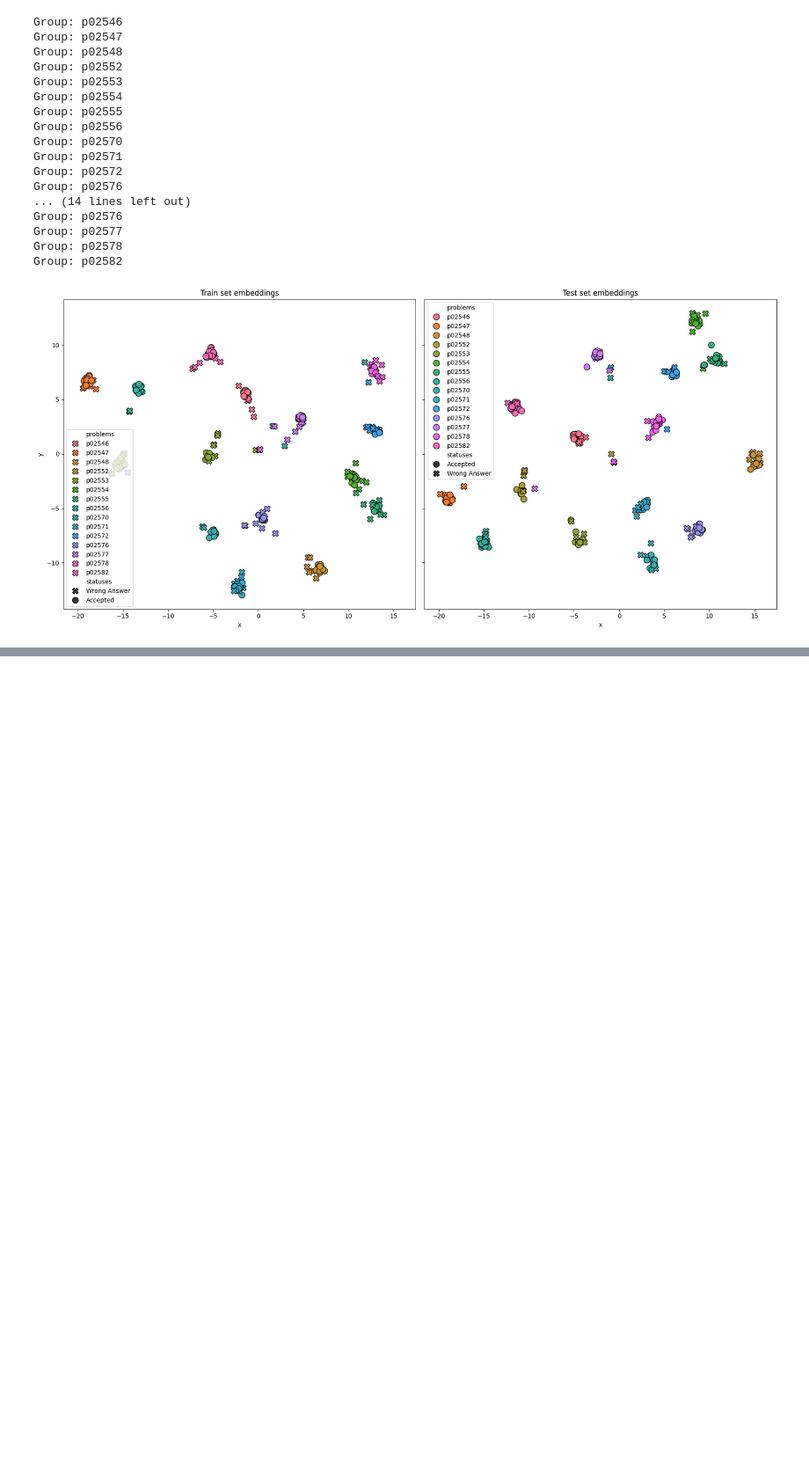
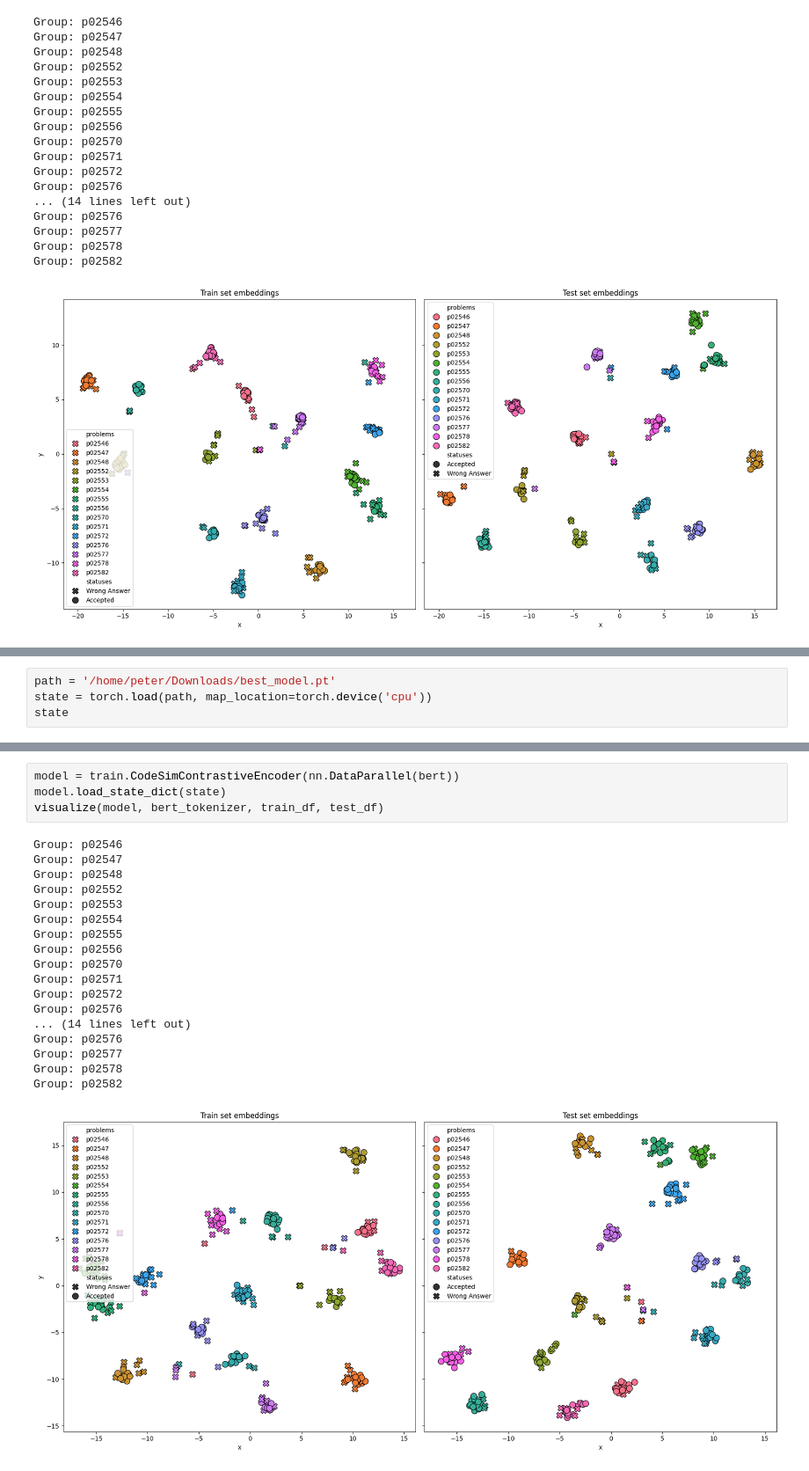
Before and after one commit to VerebicsPeter/CodeSim, a Jupyter notebook: notebooks/embedding_visualization.ipynb, the cells around one changed output, grey strips where cells are left out. Shown at 88% size. Drawn from its saved outputs; the diff is of its cells as text; blank space fills up the shorter version.

```diff
--- a/notebooks/embedding_visualization.ipynb
+++ b/notebooks/embedding_visualization.ipynb
@@ -261,0 +311,4 @@ Group: p02582
+# %%
+path = '/home/peter/Downloads/best_model.pt'
+state = torch.load(path, map_location=torch.device('cpu'))
+state
@@ -261,0 +333,23 @@ Group: p02582
+# %%
+model = train.CodeSimContrastiveEncoder(nn.DataParallel(bert))
+model.load_state_dict(state)
+visualize(model, bert_tokenizer, train_df, test_df)
+# %% [output]
+Group: p02546
+Group: p02547
+Group: p02548
+Group: p02552
+Group: p02553
+Group: p02554
+Group: p02555
+Group: p02556
+Group: p02570
+Group: p02571
+Group: p02572
+Group: p02576
+... (14 lines left out)
+Group: p02576
+Group: p02577
+Group: p02578
+Group: p02582
+[figure, added]
```
Also changed, not shown: parts of 5 cells of this notebook, 4 other files.
